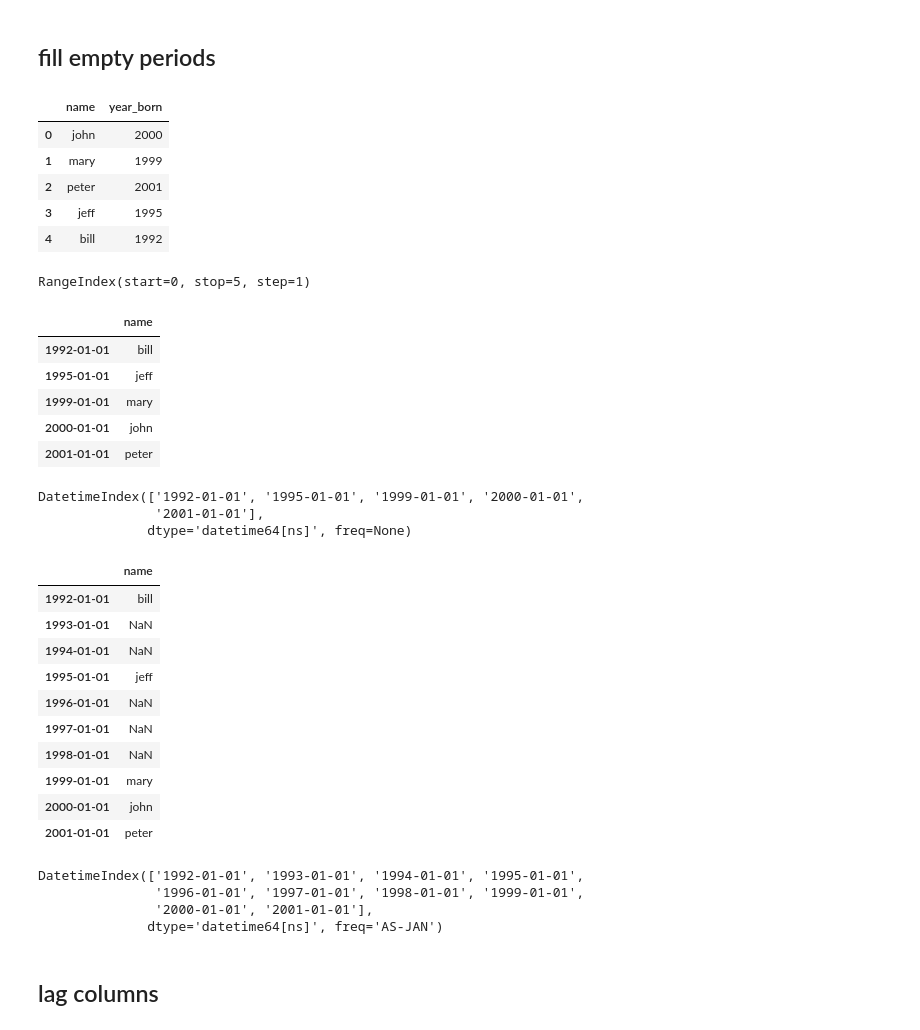
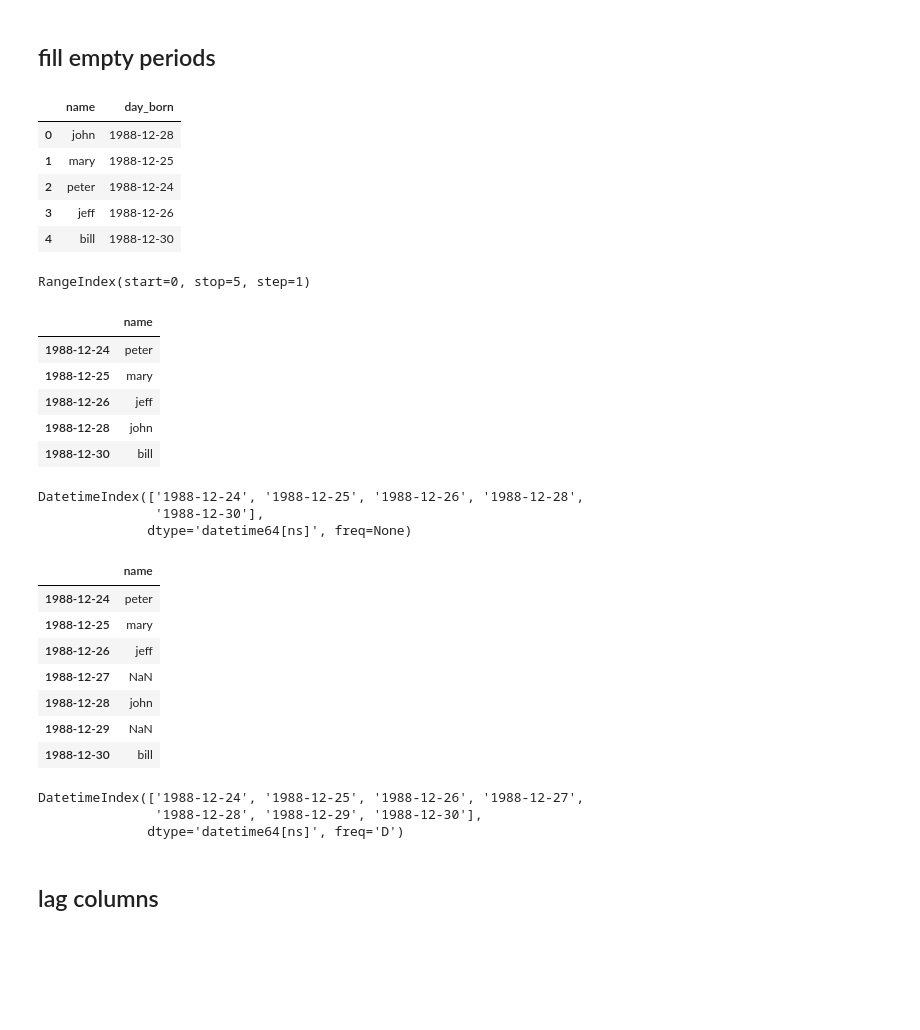
Before and after one commit to queirozfcom/python-sandbox, a Jupyter notebook: python3/notebooks/pandas-datetimeindex/datetime-index.ipynb, the cells around one changed output. Saved outputs shown, nothing was run; the diff lists cells and outputs as text; code cells hidden in the pictures; blank space fills up the shorter version.

```diff
--- a/python3/notebooks/pandas-datetimeindex/datetime-index.ipynb
+++ b/python3/notebooks/pandas-datetimeindex/datetime-index.ipynb
@@ -63,69 +62,65 @@ df = pd.DataFrame({
     'name':[
         'john','mary','peter','jeff','bill'
     ],
-    'year_born':[
-        '2000', '1999', '2001', '1995', '1992',
+    'day_born':[
+        '1988-12-28', '1988-12-25', '1988-12-24', '1988-12-26',  '1988-12-30'
     ],
 })
 df
 # %% [output]
-|  | name | year_born |
-| 0 | john | 2000 |
-| 1 | mary | 1999 |
-| 2 | peter | 2001 |
-| 3 | jeff | 1995 |
-| 4 | bill | 1992 |
+|  | name | day_born |
+| 0 | john | 1988-12-28 |
+| 1 | mary | 1988-12-25 |
+| 2 | peter | 1988-12-24 |
+| 3 | jeff | 1988-12-26 |
+| 4 | bill | 1988-12-30 |
 # %%
 df.index
 # %% [output]
 RangeIndex(start=0, stop=5, step=1)
 # %%
-datetime_series = pd.to_datetime(df['year_born'])
+datetime_series = pd.to_datetime(df['day_born'])
 
 datetime_index = pd.DatetimeIndex(datetime_series.values)
 
 df3=df.set_index(datetime_index)
 
-df3.drop('year_born',axis=1,inplace=True)
+df3.drop('day_born',axis=1,inplace=True)
 
 df3.sort_index(inplace=True)
 
 df3
 # %% [output]
 |  | name |
-| 1992-01-01 | bill |
-| 1995-01-01 | jeff |
-| 1999-01-01 | mary |
-| 2000-01-01 | john |
-| 2001-01-01 | peter |
+| 1988-12-24 | peter |
+| 1988-12-25 | mary |
+| 1988-12-26 | jeff |
+| 1988-12-28 | john |
+| 1988-12-30 | bill |
 # %%
 df3.index
 # %% [output]
-DatetimeIndex(['1992-01-01', '1995-01-01', '1999-01-01', '2000-01-01',
-               '2001-01-01'],
+DatetimeIndex(['1988-12-24', '1988-12-25', '1988-12-26', '1988-12-28',
+               '1988-12-30'],
               dtype='datetime64[ns]', freq=None)
 # %%
-df4=df3.asfreq('YS')
+df4=df3.asfreq('D')
 df4
 # %% [output]
 |  | name |
-| 1992-01-01 | bill |
-| 1993-01-01 | NaN |
-| 1994-01-01 | NaN |
-| 1995-01-01 | jeff |
-| 1996-01-01 | NaN |
-| 1997-01-01 | NaN |
-| 1998-01-01 | NaN |
-| 1999-01-01 | mary |
-| 2000-01-01 | john |
-| 2001-01-01 | peter |
+| 1988-12-24 | peter |
+| 1988-12-25 | mary |
+| 1988-12-26 | jeff |
+| 1988-12-27 | NaN |
+| 1988-12-28 | john |
+| 1988-12-29 | NaN |
+| 1988-12-30 | bill |
 # %%
 df4.index
 # %% [output]
-DatetimeIndex(['1992-01-01', '1993-01-01', '1994-01-01', '1995-01-01',
-               '1996-01-01', '1997-01-01', '1998-01-01', '1999-01-01',
-               '2000-01-01', '2001-01-01'],
-              dtype='datetime64[ns]', freq='AS-JAN')
+DatetimeIndex(['1988-12-24', '1988-12-25', '1988-12-26', '1988-12-27',
+               '1988-12-28', '1988-12-29', '1988-12-30'],
+              dtype='datetime64[ns]', freq='D')
 # %% [markdown]
 ## lag columns
 # %%
```
Also changed, not shown: parts of 6 cells of this notebook, 4 other files.
